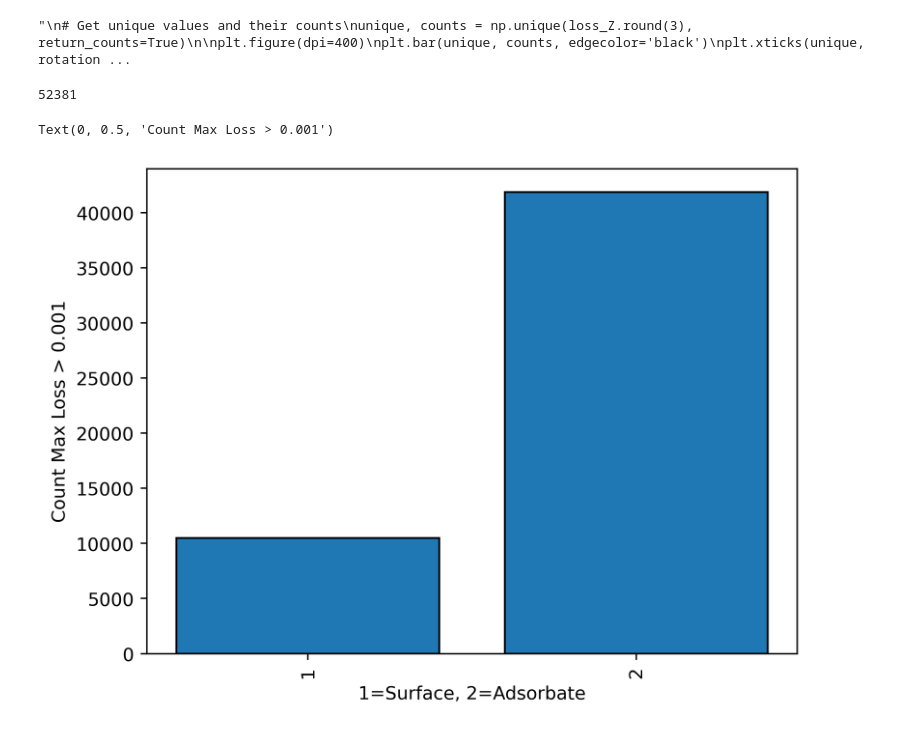
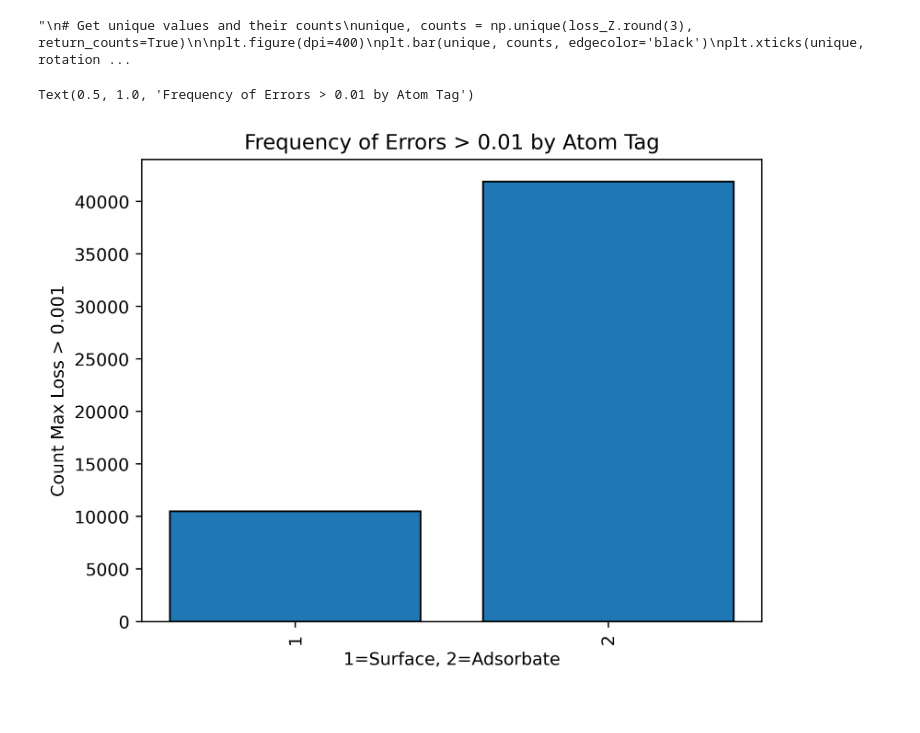
Before and after one commit to DeanMSweeney/gace, a Jupyter notebook: analysis/equiformerv2/loss_v_atom.ipynb, the cells around one changed output. Cells and saved outputs as stored; diff of their text form; code cells hidden in the pictures.

```diff
--- a/analysis/equiformerv2/loss_v_atom.ipynb
+++ b/analysis/equiformerv2/loss_v_atom.ipynb
@@ -22,20 +22,19 @@ plt.show()
 # %%
 # distribution of tags (1 -> surface atom, 2 -> adsorbate atom)
 loss_tag = np.load("loss-tag.npy")
 
-print(len(loss_tag))
 # Get unique values and their counts
 unique, counts = np.unique(loss_tag, return_counts=True)
 
 plt.figure(dpi=400)
 plt.bar(unique, counts, edgecolor='black')
 plt.xticks(unique, rotation=90)   # force each unique value to appear
 plt.xlabel("1=Surface, 2=Adsorbate")
 plt.ylabel("Count Max Loss > 0.001")
+plt.title('Frequency of Errors > 0.01 by Atom Tag')
 # %% [output]
-52381
+Text(0.5, 1.0, 'Frequency of Errors > 0.01 by Atom Tag')
-Text(0, 0.5, 'Count Max Loss > 0.001')
-[figure, old version]
+[figure, new version]
 # %%
 # distribution of atomic distance between surface atom and adsorbate
 loss_displacement = np.load("loss-displacement_from_ads.npy")
```
Also changed, not shown: parts of 5 cells of this notebook.
